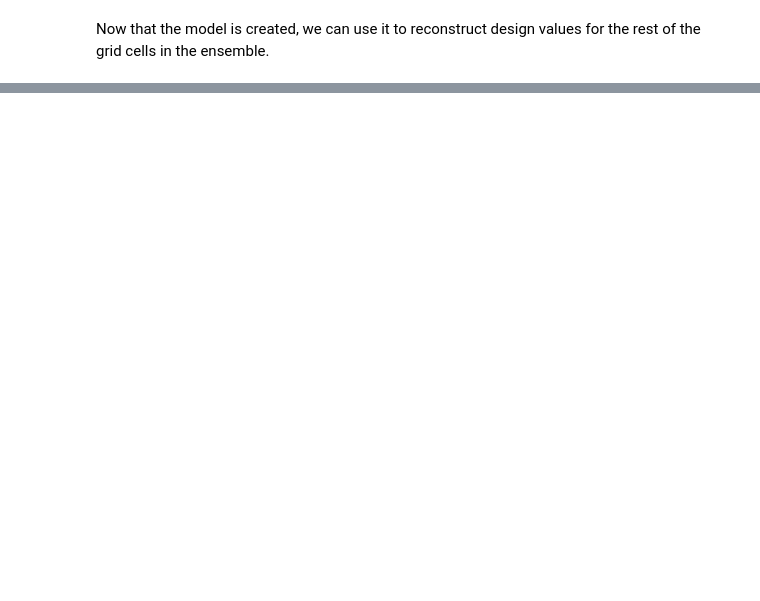
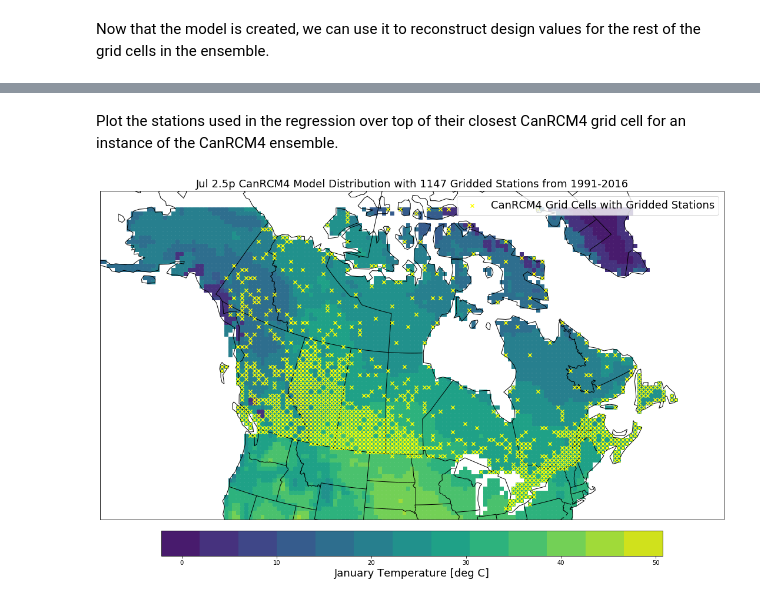
Before and after one commit to pacificclimate/climpyrical, a Jupyter notebook: Python/testing.ipynb, the cells around one changed output, grey strips where cells are left out. Drawn from its saved outputs; the diff is of its cells as text; code cells hidden in the pictures; blank space fills up the shorter version.

```diff
--- a/Python/testing.ipynb
+++ b/Python/testing.ipynb
@@ -359,0 +293,52 @@ plt.show()
+# %% [markdown]
+Plot the stations used in the regression over top of their closest CanRCM4 grid cell for an instance of the CanRCM4 ensemble.
+# %%
+fig = plt.figure(figsize = (19, 14))
+
+states_provinces = cfeature.NaturalEarthFeature(
+    category='cultural',
+    name='admin_1_states_provinces_lines',
+    scale='10m',
+    facecolor='none')
+
+rp = ccrs.RotatedPole(pole_latitude=42.5, pole_longitude=-97+180)
+
+
+ocean = cartopy.feature.NaturalEarthFeature('physical', 'ocean',
+                                                    '10m',
+                                                    edgecolor='k',
+                                                    facecolor='white')
+
+cmap = mpl.colors.ListedColormap(sns.color_palette("viridis", 13))
+
+# define projections
+ax = plt.axes(projection=rp)
+ax.coastlines(resolution='110m')
+ax.add_feature(states_provinces, edgecolor='black')
+ax.add_feature(cfeature.BORDERS)
+ax.add_feature(ocean, zorder=0)
+
+cplot = ax.scatter(rlon_ens[idx],
+           rlat_ens[idx],
+           c=ens[0, idx],
+           transform=rp,
+           zorder=1,
+           marker='s',
+#           alpha=0.85,
+           cmap=cmap)
+
+ax.scatter(rlon_ens[idx][match_ens_obs_idx], rlat_ens[idx][match_ens_obs_idx],
+                    transform=rp, zorder=2, marker='x', color='yellow',
+            label='CanRCM4 Grid Cells with Gridded Stations')
+
+cbar = plt.colorbar(cplot, orientation='horizontal',fraction=0.056, pad=0.025)
+cbar.ax.set_xlabel('January Temperature [deg C]', fontsize=18)
+# constrain to data
+plt.xlim(rlon_ens.min(), rlon_ens.max())
+plt.ylim(rlat_ens.min()+23, rlat_ens.max()+2)
+plt.title("Jul 2.5p CanRCM4 Model Distribution with {} Gridded Stations from 1991-2016".format(observations.shape[1]), fontsize=18)
+plt.legend(fontsize=18)
+plt.savefig('plots/jul2.5p_temp_matched_obs.png')
+plt.show()
+# %% [output]
+[figure, added]
```
Also changed, not shown: parts of 24 cells of this notebook.
